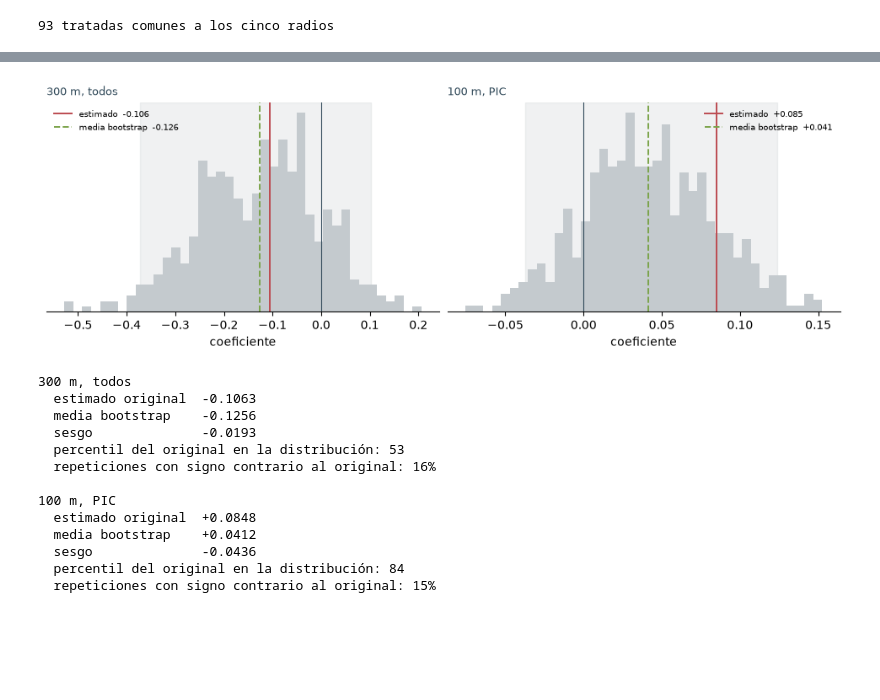
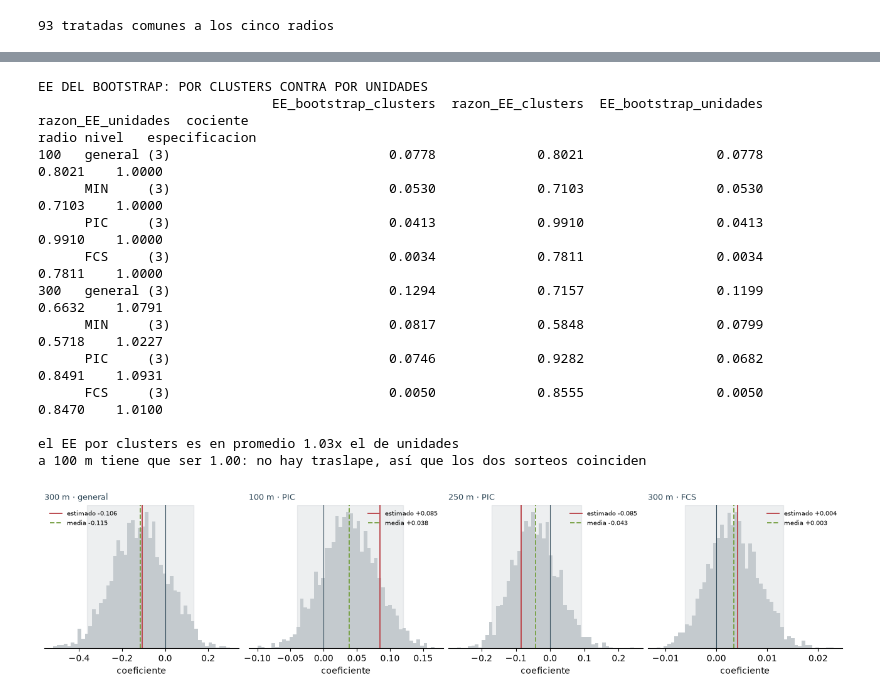
Before and after one commit to MarianoAlcarazAguilar/causal-effects-speed-cameras, a Jupyter notebook: scripts/resume-911/bootstrap.ipynb, the cells around one changed output, grey strips where cells are left out. Cells and saved outputs as stored; diff of their text form; code cells hidden in the pictures; blank space fills up the shorter version.

```diff
--- a/scripts/resume-911/bootstrap.ipynb
+++ b/scripts/resume-911/bootstrap.ipynb
@@ -274,43 +363,53 @@ for etiqueta, r in resultados_bootstrap.items():
+# %%
+# cuánto cambia remuestrear componentes en vez de unidades
+llaves = ["radio", "nivel", "especificacion"]
+comp = (bootstrap.set_index(llaves)[["EE_bootstrap", "razon_EE"]]
+        .join(bootstrap_unidades.set_index(llaves)[["EE_bootstrap", "razon_EE"]],
+              how="inner", lsuffix="_clusters", rsuffix="_unidades"))
+comp["cociente"] = comp.EE_bootstrap_clusters / comp.EE_bootstrap_unidades
+
+print("EE DEL BOOTSTRAP: POR CLUSTERS CONTRA POR UNIDADES")
+print(comp.query("especificacion == '(3)'").round(4).to_string())
+print()
+print(f"el EE por clusters es en promedio {comp.cociente.mean():.2f}x el de unidades")
+print("a 100 m tiene que ser 1.00: no hay traslape, así que los dos sorteos coinciden")
+# %% [output]
+EE DEL BOOTSTRAP: POR CLUSTERS CONTRA POR UNIDADES
+                              EE_bootstrap_clusters  razon_EE_clusters  EE_bootstrap_unidades  razon_EE_unidades  cociente
+radio nivel   especificacion
+100   general (3)                            0.0778             0.8021                 0.0778             0.8021    1.0000
+      MIN     (3)                            0.0530             0.7103                 0.0530             0.7103    1.0000
+      PIC     (3)                            0.0413             0.9910                 0.0413             0.9910    1.0000
+      FCS     (3)                            0.0034             0.7811                 0.0034             0.7811    1.0000
+300   general (3)                            0.1294             0.7157                 0.1199             0.6632    1.0791
+      MIN     (3)                            0.0817             0.5848                 0.0799             0.5718    1.0227
+      PIC     (3)                            0.0746             0.9282                 0.0682             0.8491    1.0931
+      FCS     (3)                            0.0050             0.8555                 0.0050             0.8470    1.0100
+
+el EE por clusters es en promedio 1.03x el de unidades
+a 100 m tiene que ser 1.00: no hay traslape, así que los dos sorteos coinciden
 # %%
-# el sesgo: dónde cae el estimado original dentro de la distribución bootstrap
+# la distribución bootstrap de las combinaciones que importan
 TRATADA, CONTROL, TINTA, GRIS = "#BC4B51", "#7BA34A", "#2F4858", "#C4CACE"
-fig, axes = plt.subplots(1, 2, figsize=(9.5, 3.2), layout="constrained")
+MOSTRAR = [(300, "general", "(3)"), (100, "PIC", "(3)"),
+           (250, "PIC", "(3)"), (300, "FCS", "(3)")]
 
-for ax, (etiqueta, r) in zip(axes, resultados_bootstrap.items()):
-    c = r["_coefs"]
-    ax.hist(c, bins=40, color=GRIS, edgecolor="none")
+fig, axes = plt.subplots(1, len(MOSTRAR), figsize=(3.2 * len(MOSTRAR), 3),
+                         layout="constrained")
+for ax, llave in zip(axes, MOSTRAR):
+    radio, nivel, spec = llave
+    c = crudo[llave]
+    fila = bootstrap.query("radio == @radio and nivel == @nivel and especificacion == @spec").iloc[0]
+    ax.hist(c, bins=50, color=GRIS, edgecolor="none")
+    ax.axvspan(fila.ic_bajo, fila.ic_alto, color=GRIS, alpha=.3, zorder=0)
     ax.axvline(0, color=TINTA, lw=.8)
-    ax.axvline(r["coef"], color=TRATADA, lw=1.4, label=f"estimado  {r['coef']:+.3f}")
-    ax.axvline(c.mean(), color=CONTROL, lw=1.4, ls="--", label=f"media bootstrap  {c.mean():+.3f}")
-    ax.axvspan(r["ic_bajo"], r["ic_alto"], color=GRIS, alpha=.25, zorder=0)
-    ax.set_title(etiqueta, fontsize=9, loc="left", color=TINTA)
+    ax.axvline(fila.coef, color=TRATADA, lw=1.4, label=f"estimado {fila.coef:+.3f}")
+    ax.axvline(c.mean(), color=CONTROL, lw=1.4, ls="--", label=f"media {c.mean():+.3f}")
+    ax.set_title(f"{radio} m · {nivel}", fontsize=9, loc="left", color=TINTA)
     ax.set_xlabel("coeficiente")
-    ax.legend(frameon=False, fontsize=7.5)
+    ax.legend(frameon=False, fontsize=7)
     ax.spines[["top", "right", "left"]].set_visible(False)
     ax.set_yticks([])
 plt.show()
-
-for etiqueta, r in resultados_bootstrap.items():
-    c = r["_coefs"]
-    print(f"{etiqueta}")
-    print(f"  estimado original  {r['coef']:+.4f}")
-    print(f"  media bootstrap    {c.mean():+.4f}")
-    print(f"  sesgo              {c.mean() - r['coef']:+.4f}")
-    print(f"  percentil del original en la distribución: {100*(c < r['coef']).mean():.0f}")
-    print(f"  repeticiones con signo contrario al original: {100*(np.sign(c) != np.sign(r['coef'])).mean():.0f}%")
-    print()
 # %% [output]
-[figure, old version]
+[figure, new version]
-300 m, todos
-  estimado original  -0.1063
-  media bootstrap    -0.1256
-  sesgo              -0.0193
-  percentil del original en la distribución: 53
-  repeticiones con signo contrario al original: 16%
-
-100 m, PIC
-  estimado original  +0.0848
-  media bootstrap    +0.0412
-  sesgo              -0.0436
-  percentil del original en la distribución: 84
-  repeticiones con signo contrario al original: 15%
```
Also changed, not shown: parts of 11 cells of this notebook.
